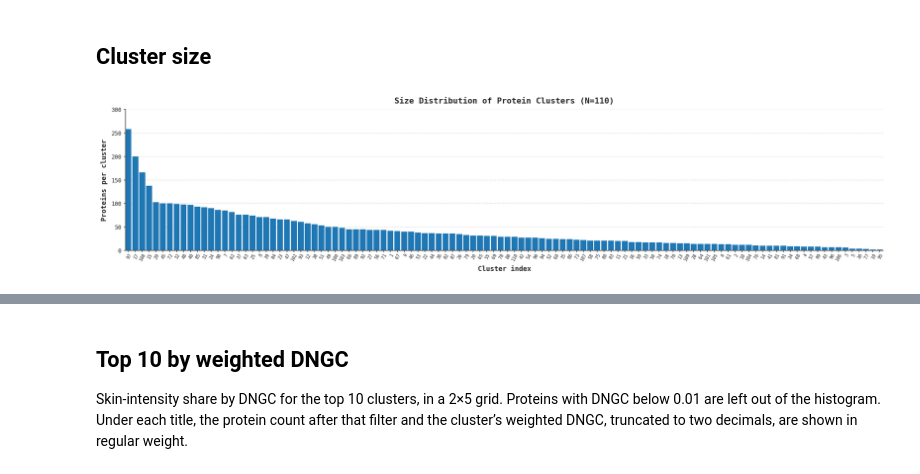
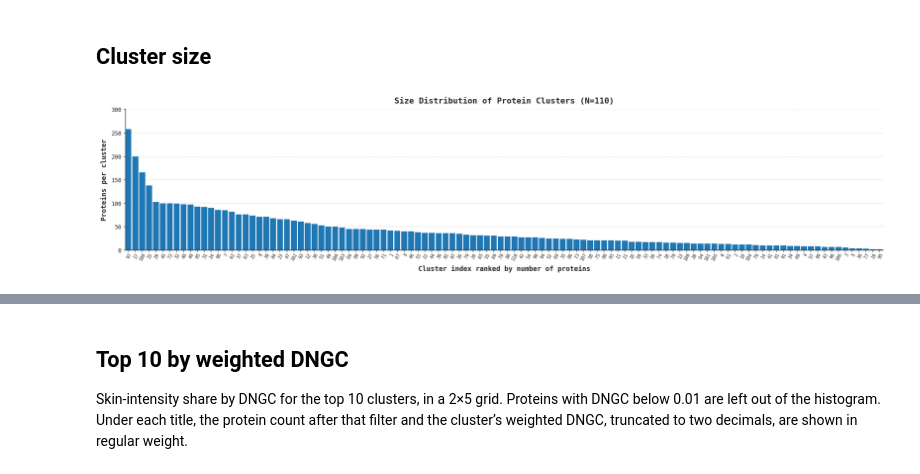
Before and after one commit to KYinXu/Peptide-Anti-microbial-Properties-Prediction, a Jupyter notebook: notebooks/skin_clusters/final_presentation_figures.ipynb, the cells around one changed output, grey strips where cells are left out. Cells and saved outputs as stored; diff of their text form; code cells hidden in the pictures.

```diff
--- a/notebooks/skin_clusters/final_presentation_figures.ipynb
+++ b/notebooks/skin_clusters/final_presentation_figures.ipynb
@@ -174,9 +174,17 @@ def cluster_size_table(frame: pd.DataFrame) -> pd.DataFrame:
     return table.sort_values("protein_count", ascending=False, kind="mergesort")
 
 
-def plot_cluster_size_counts(table: pd.DataFrame, *, title: str | None = None) -> None:
+def plot_cluster_size_counts(
+    table: pd.DataFrame,
+    *,
+    title: str | None = None,
+    value_column: str = "protein_count",
+    ylabel: str = "Proteins per cluster",
+    xlabel: str = "Cluster index ranked by number of proteins",
+    y_tick_step: float = 50,
+) -> None:
     labels = [cluster_number_label(name) for name in table[CLUSTER_COL]]
-    values = table["protein_count"].to_numpy()
+    values = table[value_column].to_numpy(dtype=np.float64)
     n = len(table)
     x = np.arange(n)
 
@@ -202,36 +210,37 @@ def plot_cluster_size_counts(table: pd.DataFrame, *, title: str | None = None) -
 
     # Add horizontal grid lines only
     ax.grid(False)
     ax.grid(axis="y", linestyle="--", alpha=0.7, zorder=0)
     ax.set_axisbelow(True)
 
     # Set left border gap to match space between bars
     ax.set_xlim(-0.5 + half_gap, n - 0.5)
 
     # Overhead padding fix so highest bar has breathing room
     max_val = max(values) if len(values) > 0 else 50
     ax.set_ylim(0, max_val * 1.05)
 
-    # Labels and title
-    ax.set_xlabel("Cluster index", fontsize=11, fontweight="bold", labelpad=6)
-    ax.set_ylabel("Proteins per cluster", fontsize=11, fontweight="bold", labelpad=6)
+    ax.set_xlabel(xlabel, fontsize=11, fontweight="bold", labelpad=6)
+    ax.set_ylabel(ylabel, fontsize=11, fontweight="bold", labelpad=6)
     if title is None:
         title = f"Size Distribution of Protein Clusters (N={n})"
     ax.set_title(title, fontsize=13, fontweight="bold", pad=10)
 
-    # Count Y-axis ticks in increments of 50
-    ax.set_yticks(np.arange(0, max_val + 50, 50))
+    tick_top = max_val * 1.05 if y_tick_step >= 1000 else max_val + y_tick_step
+    ax.set_yticks(np.arange(0, tick_top + y_tick_step * 1e-9, y_tick_step))
+    if max_val >= 1000:
+        ax.yaxis.set_major_formatter(plt.FuncFormatter(lambda value, _position: f"{value:,.0f}"))
 
     # Rotated X-tick labels and explicit Y-tick mark visibility
     ax.set_xticks(x)
     ax.set_xticklabels(labels, rotation=60, ha="right", rotation_mode="anchor", fontsize=7)
     ax.tick_params(axis="x", which="both", length=3, pad=1)
     ax.tick_params(axis="y", which="both", left=True, length=3, labelsize=9)
 
     plt.show()
 
 
 cluster_sizes = cluster_size_table(profiles)
 plot_cluster_size_counts(cluster_sizes)
 # %% [output]
-[figure, old version]
+[figure, new version]
```
Also changed, not shown: parts of 8 cells of this notebook, 2 other files.
